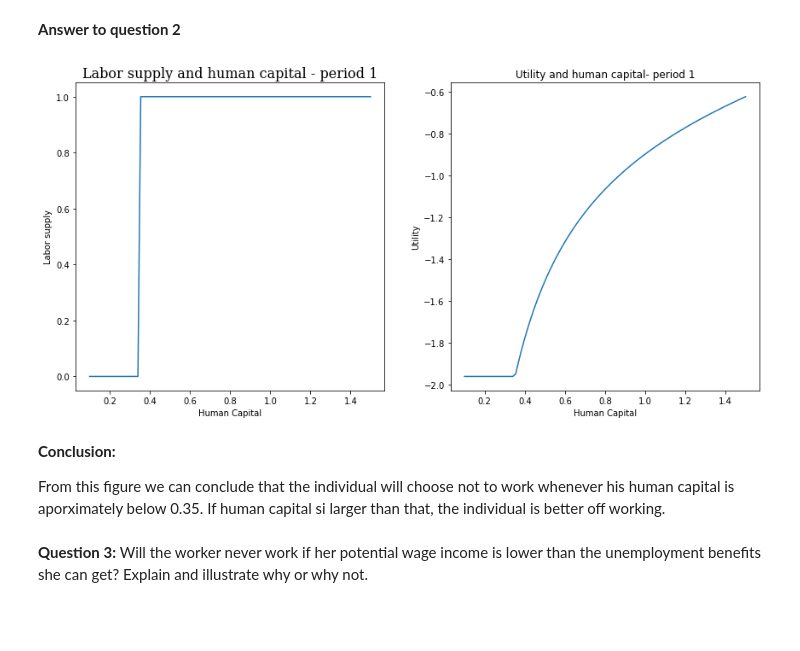
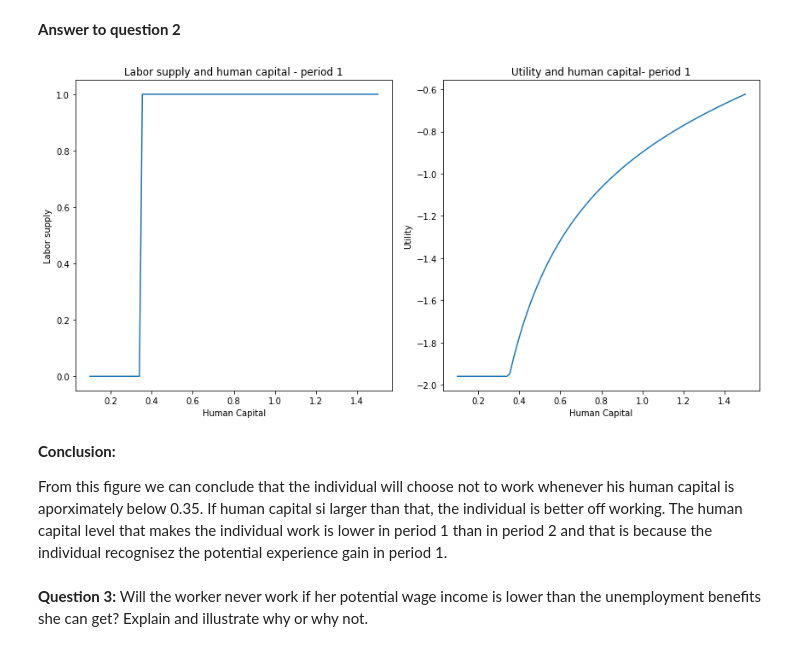
Before and after one commit to NumEconCopenhagen/projects-2019-bcg, a Jupyter notebook: examproject/exam_2019.ipynb, the cells around one changed output. Saved outputs shown, nothing was run; the diff lists cells and outputs as text; code cells hidden in the pictures; blank space fills up the shorter version.

```diff
--- a/examproject/exam_2019.ipynb
+++ b/examproject/exam_2019.ipynb
@@ -212,40 +215,37 @@ def solve_period_1(rho, gamma, beta, Delta, v1, v2_interp):
         v1_vec[i] = v1(h1, l1_vec[i], v2_interp, Delta, w, b, rho, gamma, beta)
 
     return l1_vec, v1_vec
-
-# Construct interpolator
-v2_interp = interpolate.RegularGridInterpolator((h_vec,), v2_vec, bounds_error=False, fill_value=None)
 # %%
 # Solve for period 1
 
 l1_vec,v1_vec = solve_period_1(rho, gamma, beta, Delta, v1, v2_interp)
 
 # Figure
 fig = plt.figure(figsize = (12,6))
 #ax = fig.add_subplot(1,1,1)
 ax = fig.add_subplot(1,2,1)
 ax1 = fig.add_subplot(1,2,2)
 ax.plot(h_vec,l1_vec)
 ax1.plot(h_vec, v1_vec)
 
 
 # Labels
-font = {'family':'serif','color':'black','weight':'normal','size': 16,}
+
 ax.set_xlabel('Human Capital')
 ax.set_ylabel('Labor supply')
-ax.set_title('Labor supply and human capital - period 1', fontdict=font)
+ax.set_title('Labor supply and human capital - period 1')
 
 ax1.set_xlabel('Human Capital')
 ax1.set_ylabel('Utility')
 ax1.set_title('Utility and human capital- period 1')
 
 plt.tight_layout()
 # %% [output]
-[figure, old version]
+[figure, new version]
 # %% [markdown]
 **Conclusion:**
 
-From this figure we can conclude that the individual will choose not to work whenever his human capital is aporximately below 0.35. If human capital si larger than that, the individual is better off working.
+From this figure we can conclude that the individual will choose not to work whenever his human capital is aporximately below 0.35. If human capital si larger than that, the individual is better off working. The human capital level that makes the individual work is lower in period 1 than in period 2 and that is because the individual recognisez the potential experience gain in period 1.
 # %% [markdown]
 **Question 3:** Will the worker never work if her potential wage income is lower than the unemployment benefits she can get? Explain and illustrate why or why not.
 # %% [markdown]
```
Also changed, not shown: parts of 3 cells of this notebook.
